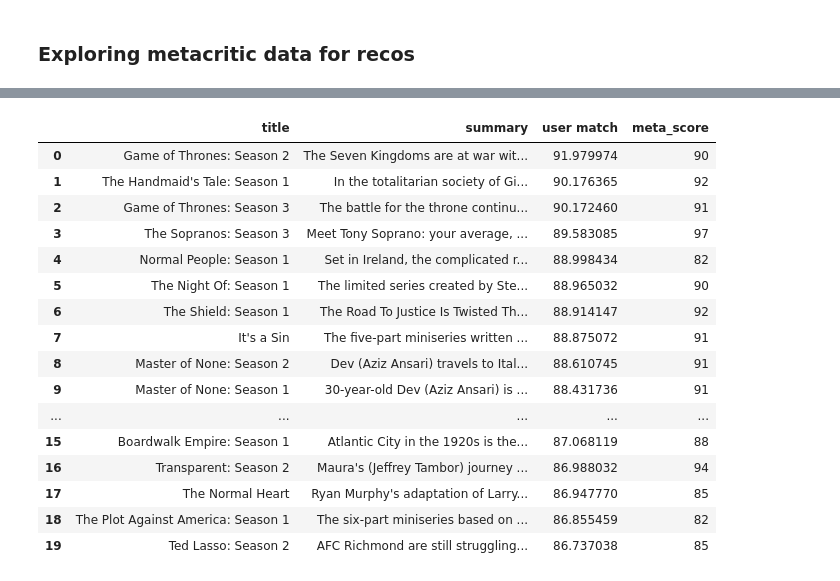
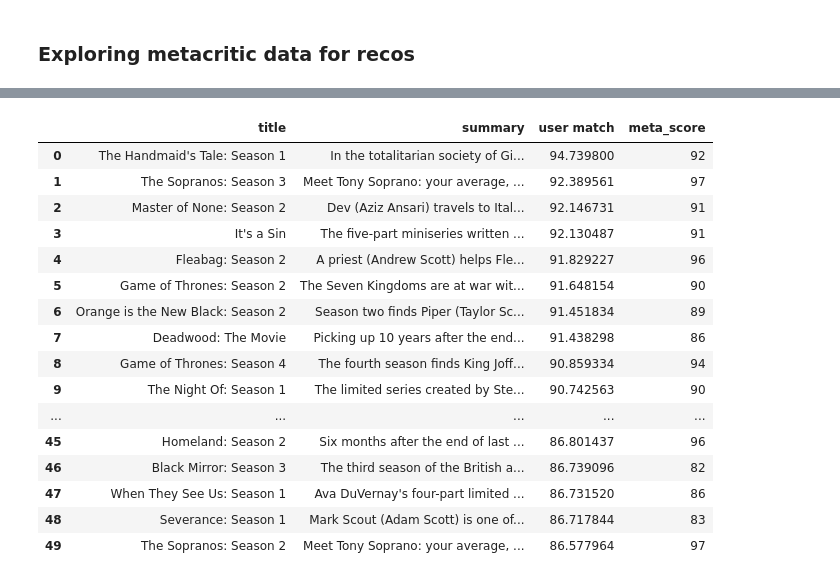
Before and after one commit to emileDesmaili/reco_system, a Jupyter notebook: metacritic EDA.ipynb, the cells around one changed output, grey strips where cells are left out. Drawn from its saved outputs; the diff is of its cells as text; code cells hidden in the pictures.

Commit message:
better reco system for TV

```diff
--- a/metacritic EDA.ipynb
+++ b/metacritic EDA.ipynb
@@ -21,3 +21,6 @@ meta_df.head()
 | 2 | Rectify: Season 4 | 1 | 100.0 | No other series so poignantly pro... | Salon | Melanie McFarland | Oct 26, 2016 | Daniel tries to start a new life ... | ... |
 | 3 | Rectify: Season 4 | 1 | 100.0 | None of these characters is parti... | Yahoo TV | Ken Tucker | Oct 26, 2016 | Daniel tries to start a new life ... | ... |
 | 4 | Rectify: Season 4 | 1 | 100.0 | Rectify is the best series I have... | The Daily Beast | Malcolm Jones | Oct 26, 2016 | Daniel tries to start a new life ... | ... |
+# %%
+meta_df['title_group'] = meta_df['title'].str.split(': Season').str[0]
+meta_df
@@ -29,28 +64,35 @@ meta_df['rating'] = meta_df['critic_meta_score'].apply(int)
 
 reviews = meta_df[['user_id','item_id','rating']]
 # %%
-tv_list = ['Breaking Bad: Season 5','Rectify: Season 4','Better Call Saul: Season 5','The Leftovers: Season 1','Lodge 49','The Underground Railroad','']
-#new_ids = meta_df.loc[meta_df['title'].isin(tv_list), 'item_id'].unique()
+tv_list = ['Breaking Bad: Season 5',
+           'Rectify: Season 4',
+           'Better Call Saul: Season 5',
+           'The Leftovers: Season 1',
+           'Lodge 49',
+           'The Underground Railroad',
+           'Master of None: Season 1',
+           'Normal People: Season 1'
+          ]
 # %%
 df_recos = get_recos_users(tv_list,reviews, filter_items=True,filter_n=20, default_rating=90)
 # %%
 df_merged = meta_df.merge(df_recos, on='item_id').drop_duplicates(subset='item_id').sort_values(by='user match', ascending=False).reset_index(drop=True)
-df_merged[['title','summary','user match','meta_score']].head(20)
+df_merged[['title','summary','user match','meta_score']].head(50)
 # %% [output]
 |  | title | summary | user match | meta_score |
-| 0 | Game of Thrones: Season 2 | The Seven Kingdoms are at war wit... | 91.979974 | 90 |
-| 1 | The Handmaid's Tale: Season 1 | In the totalitarian society of Gi... | 90.176365 | 92 |
-| 2 | Game of Thrones: Season 3 | The battle for the throne continu... | 90.172460 | 91 |
-| 3 | The Sopranos: Season 3 | Meet Tony Soprano: your average, ... | 89.583085 | 97 |
-| 4 | Normal People: Season 1 | Set in Ireland, the complicated r... | 88.998434 | 82 |
-| 5 | The Night Of: Season 1 | The limited series created by Ste... | 88.965032 | 90 |
-| 6 | The Shield: Season 1 | The Road To Justice Is Twisted Th... | 88.914147 | 92 |
-| 7 | It's a Sin | The five-part miniseries written ... | 88.875072 | 91 |
-| 8 | Master of None: Season 2 | Dev (Aziz Ansari) travels to Ital... | 88.610745 | 91 |
-| 9 | Master of None: Season 1 | 30-year-old Dev (Aziz Ansari) is ... | 88.431736 | 91 |
+| 0 | The Handmaid's Tale: Season 1 | In the totalitarian society of Gi... | 94.739800 | 92 |
+| 1 | The Sopranos: Season 3 | Meet Tony Soprano: your average, ... | 92.389561 | 97 |
+| 2 | Master of None: Season 2 | Dev (Aziz Ansari) travels to Ital... | 92.146731 | 91 |
+| 3 | It's a Sin | The five-part miniseries written ... | 92.130487 | 91 |
+| 4 | Fleabag: Season 2 | A priest (Andrew Scott) helps Fle... | 91.829227 | 96 |
+| 5 | Game of Thrones: Season 2 | The Seven Kingdoms are at war wit... | 91.648154 | 90 |
+| 6 | Orange is the New Black: Season 2 | Season two finds Piper (Taylor Sc... | 91.451834 | 89 |
+| 7 | Deadwood: The Movie | Picking up 10 years after the end... | 91.438298 | 86 |
+| 8 | Game of Thrones: Season 4 | The fourth season finds King Joff... | 90.859334 | 94 |
+| 9 | The Night Of: Season 1 | The limited series created by Ste... | 90.742563 | 90 |
 | ... | ... | ... | ... | ... |
-| 15 | Boardwalk Empire: Season 1 | Atlantic City in the 1920s is the... | 87.068119 | 88 |
-| 16 | Transparent: Season 2 | Maura's (Jeffrey Tambor) journey ... | 86.988032 | 94 |
-| 17 | The Normal Heart | Ryan Murphy's adaptation of Larry... | 86.947770 | 85 |
-| 18 | The Plot Against America: Season 1 | The six-part miniseries based on ... | 86.855459 | 82 |
-| 19 | Ted Lasso: Season 2 | AFC Richmond are still struggling... | 86.737038 | 85 |
+| 45 | Homeland: Season 2 | Six months after the end of last ... | 86.801437 | 96 |
+| 46 | Black Mirror: Season 3 | The third season of the British a... | 86.739096 | 82 |
+| 47 | When They See Us: Season 1 | Ava DuVernay's four-part limited ... | 86.731520 | 86 |
+| 48 | Severance: Season 1 | Mark Scout (Adam Scott) is one of... | 86.717844 | 83 |
+| 49 | The Sopranos: Season 2 | Meet Tony Soprano: your average, ... | 86.577964 | 97 |
```
Also changed, not shown: parts of 5 cells of this notebook.
